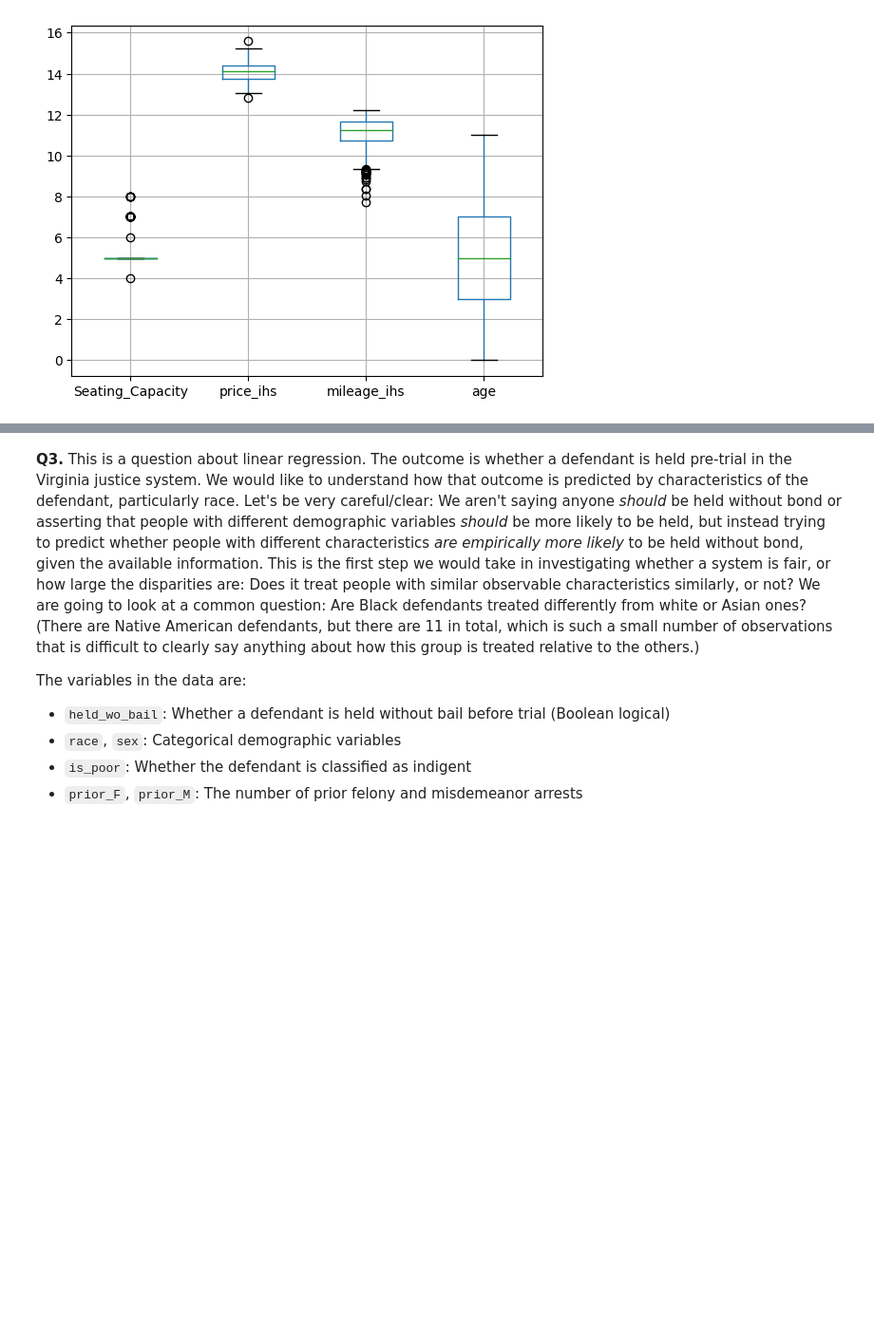
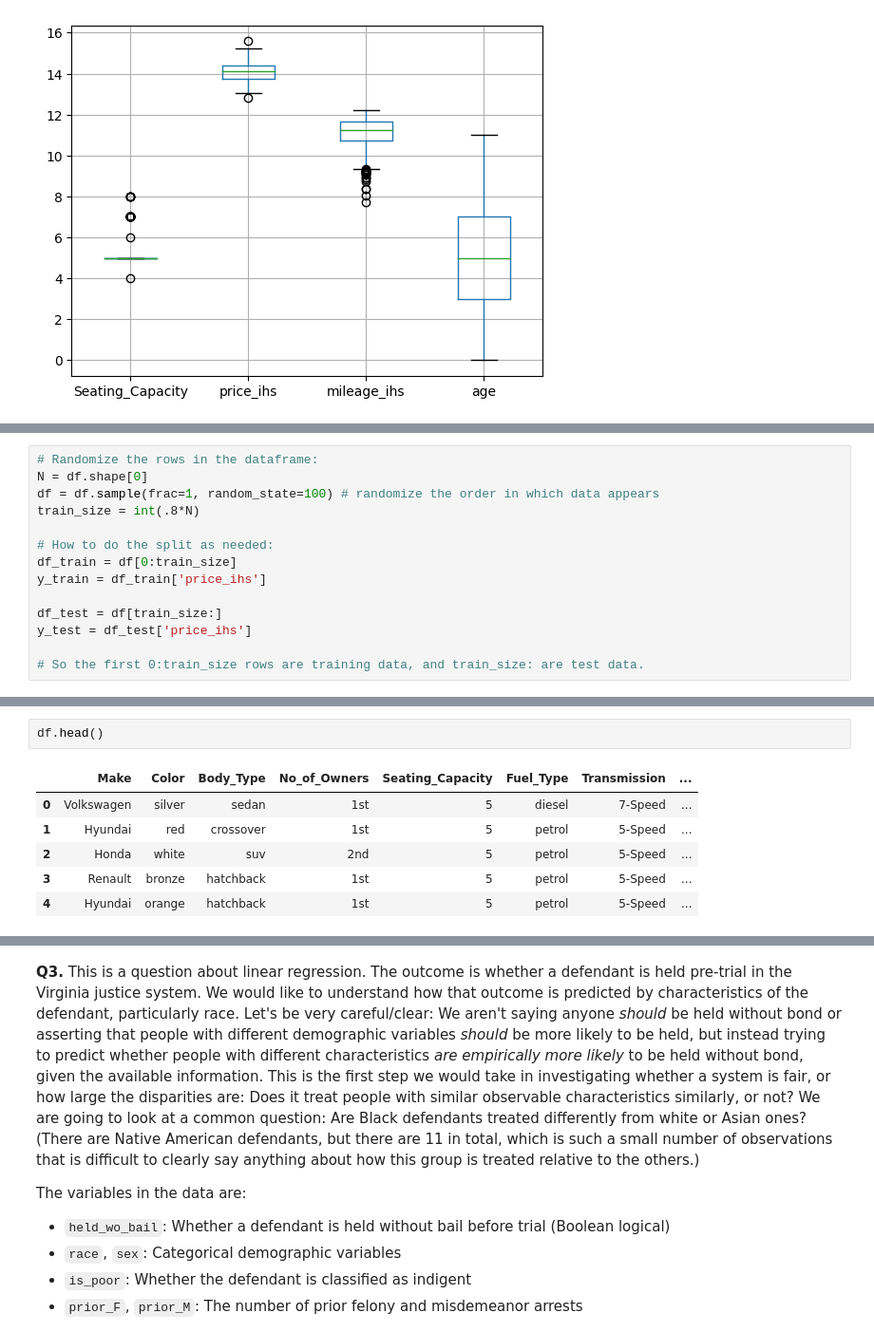
Before and after one commit to CarolWuuu/DS3001_linearRegression, a Jupyter notebook: assignment.ipynb, the cells around one changed output, grey strips where cells are left out. Shown: that part at 95% size. Drawn from its saved outputs; the diff is of its cells as text; blank space fills up the shorter version.

```diff
--- a/assignment.ipynb
+++ b/assignment.ipynb
@@ -225,0 +251,14 @@ df.boxplot()
+# %%
+# Randomize the rows in the dataframe:
+N = df.shape[0]
+df = df.sample(frac=1, random_state=100) # randomize the order in which data appears
+train_size = int(.8*N)
+
+# How to do the split as needed:
+df_train = df[0:train_size]
+y_train = df_train['price_ihs']
+
+df_test = df[train_size:]
+y_test = df_test['price_ihs']
+
+# So the first 0:train_size rows are training data, and train_size: are test data.
@@ -225,0 +267,9 @@ df.boxplot()
+# %%
+df.head()
+# %% [output]
+|  | Make | Color | Body_Type | No_of_Owners | Seating_Capacity | Fuel_Type | Transmission | ... |
+| 0 | Volkswagen | silver | sedan | 1st | 5 | diesel | 7-Speed | ... |
+| 1 | Hyundai | red | crossover | 1st | 5 | petrol | 5-Speed | ... |
+| 2 | Honda | white | suv | 2nd | 5 | petrol | 5-Speed | ... |
+| 3 | Renault | bronze | hatchback | 1st | 5 | petrol | 5-Speed | ... |
+| 4 | Hyundai | orange | hatchback | 1st | 5 | petrol | 5-Speed | ... |
```
Also changed, not shown: parts of 12 cells of this notebook.
